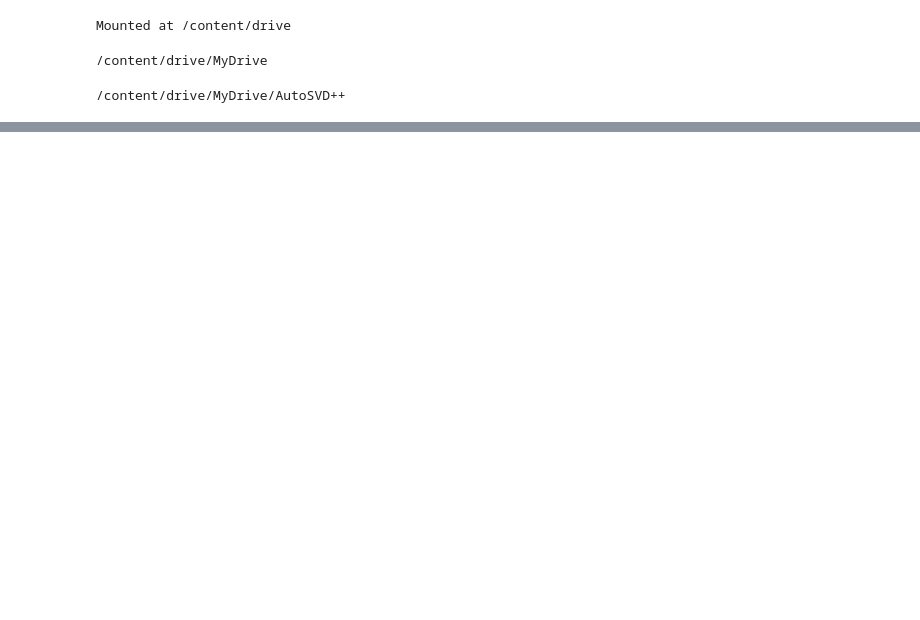
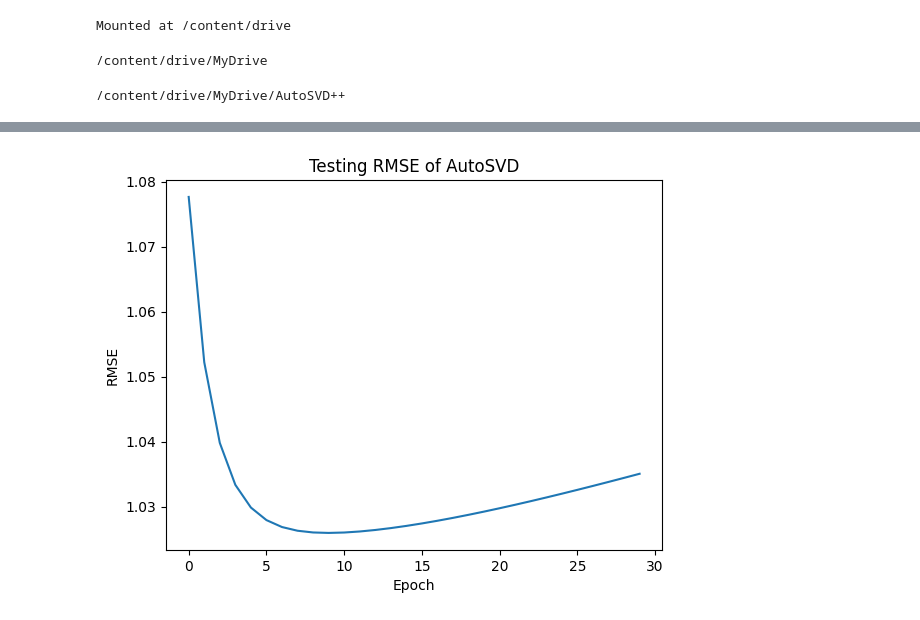
Before and after one commit to med1844/Restaurante-Recommende-System, a Jupyter notebook: AutoSVDpp/Training.ipynb, the cells around one changed output, grey strips where cells are left out. Drawn from its saved outputs; the diff is of its cells as text; code cells hidden in the pictures; blank space fills up the shorter version.

```diff
--- a/AutoSVDpp/Training.ipynb
+++ b/AutoSVDpp/Training.ipynb
@@ -42,0 +87,16 @@ Number of users=86; Number of items=100
+# %%
+import numpy as np
+
+rmse = np.loadtxt("parameters/rmse.csv")
+mae = np.loadtxt("parameters/mae.csv")
+# %%
+import matplotlib.pyplot as plt
+
+# Plotting the NumPy array as a line plot
+plt.plot(rmse)
+plt.title('Testing RMSE of AutoSVD')
+plt.xlabel('Epoch')
+plt.ylabel('RMSE')
+plt.show()
+# %% [output]
+[figure, added]
```
Also changed, not shown: parts of 22 cells of this notebook, 5 other files.
